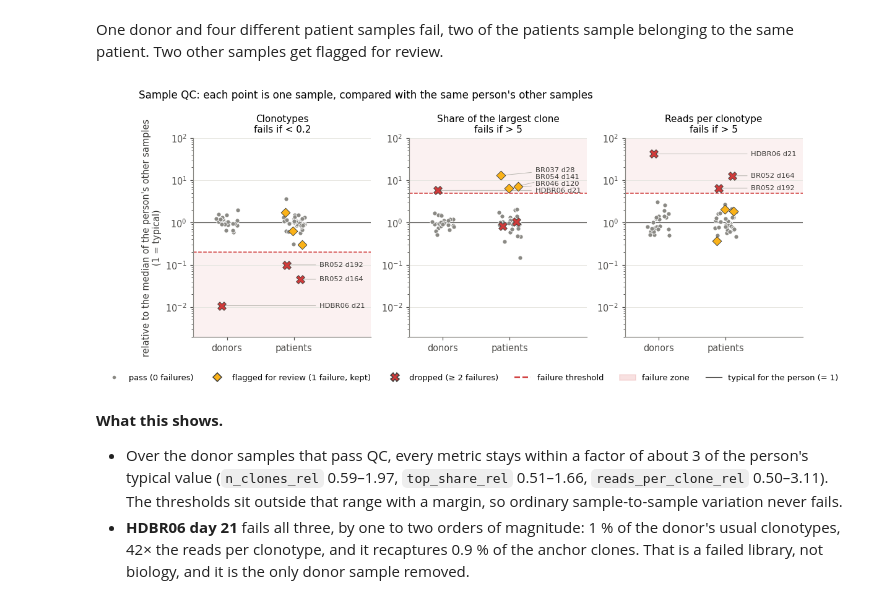
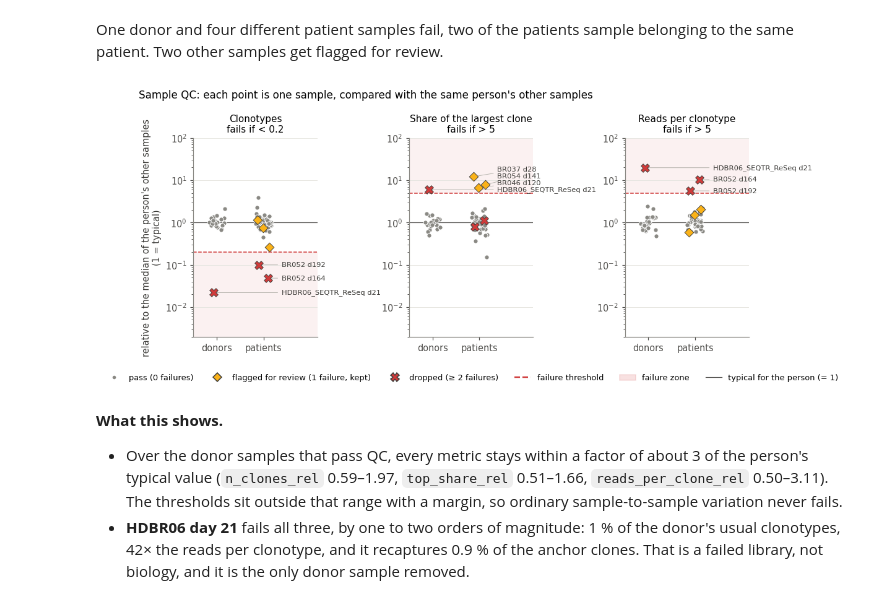
Before and after one commit to leogabcz/VHIO-colab, a Jupyter notebook: notebooks/Notebook_1_EDA.ipynb, the cells around one changed output. Saved outputs shown, nothing was run; the diff lists cells and outputs as text; code cells hidden in the pictures.

```diff
--- a/notebooks/Notebook_1_EDA.ipynb
+++ b/notebooks/Notebook_1_EDA.ipynb
@@ -308,39 +271,0 @@ $$ n(f)\sim f^{-\alpha}$$
-# %%
-# Clone-size distribution as a density: power law n(f) ∝ f^(-alpha)
-from scipy.optimize import minimize_scalar
-
-FMIN, FMAX = 1e-5, 1e-3                      # fit range: above the noisy near-cutoff zone
-edges = 10 ** np.arange(-6, 0.01, 0.2)       # logarithmic bins
-mid, width = np.sqrt(edges[:-1] * edges[1:]), np.diff(edges)
-
-def powerlaw_alpha(x, fmin, fmax):
-    """MLE of alpha for a continuous power law restricted to [fmin, fmax]."""
-    lx = np.log(x).sum()
-    def nll(a):
-        logZ = np.log((fmax ** (1 - a) - fmin ** (1 - a)) / (1 - a))
-        return a * lx + len(x) * logZ
-    return minimize_scalar(nll, bounds=(1.01, 5), method='bounded').x
-
-rows = []
-fig, ax = plt.subplots(figsize=(6.4, 4))
-for p in DONORS:
-    s = f[f['patient'] == p]
-    n_samples = s['day'].nunique()
-    x = s['freq'].to_numpy()
-    n, _ = np.histogram(x, edges)
-    ok = n >= 5
-    ax.plot(mid[ok], n[ok] / (width[ok] * n_samples), 'o', ms=3.5, color=COLOR[p],
-            label=short(p))
-    xf = x[(x >= FMIN) & (x <= FMAX)]
-    a = powerlaw_alpha(xf, FMIN, FMAX)
-    C = len(xf) / n_samples / ((FMAX ** (1 - a) - FMIN ** (1 - a)) / (1 - a))
-    xx = np.logspace(np.log10(FMIN), np.log10(FMAX), 20)
-    ax.plot(xx, C * xx ** (-a), color=COLOR[p], lw=1)
-    rows.append({'donor': short(p), 'clones in fit range': len(xf), 'alpha': round(a, 2)})
-ax.axvspan(FMIN, FMAX, color=GREY, alpha=0.08, lw=0)
-ax.set(xscale='log', yscale='log', xlabel='clone frequency f',
-       ylabel='clonotypes per unit frequency, per sample',
-       title='Clone-size distribution: power law $n(f) \\propto f^{-\\alpha}$ (shaded: fit range)')
-ax.legend(fontsize=7.5)
-fig.tight_layout()
-display(pd.DataFrame(rows))
@@ -375,8 +289,8 @@ Anchor clones: detected in **all** the person's other samples with mean frequenc
 A sample is **dropped if it fails at least two** criteria; a single failure is flagged
 for review but kept.
 # %%
-qc_d = sample_qc(healthy_raw)
-qc_p = sample_qc(patients_raw)
+qc_d = sample_qc(healthy_df)
+qc_p = sample_qc(patient_df)
 qc = pd.concat([qc_d.assign(cohort='donor'), qc_p.assign(cohort='patient')], ignore_index=True)
 metrics = {'n_clones_rel': ('< 0.2', 0.2), 'top_share_rel': ('> 5', 5),
            'reads_per_clone_rel': ('> 5', 5)}
@@ -419,7 +333,7 @@ STATUS = {  # marker, colour, size, label
     'review':  ('D', '#fab219', 46, 'flagged for review (1 failure, kept)'),
     'dropped': ('X', '#d03b3b', 80, 'dropped (≥ 2 failures)')}
 qc['status'] = np.select([qc['drop'], qc['n_fails'] == 1], ['dropped', 'review'], 'pass')
-qc['label'] = [f"{short(p)} d{d}" for p, d in zip(qc['patient'], qc['day'])]
+qc['label'] = [f"{p} d{d}" for p, d in zip(qc['patient'], qc['day'])]
 rs = np.random.default_rng(1)
 qc['x'] = (qc['cohort'] == 'patient').astype(float) + rs.uniform(-0.17, 0.17, len(qc))
 YLIM = (2e-3, 100)
@@ -436,34 +350,34 @@ for ax, (m, (rule, thr)) in zip(axes, metrics.items()):
     for st, (mk, col, sz, _) in STATUS.items():
         s = qc[qc['status'] == st]
         ax.scatter(s['x'], s[m].clip(*YLIM), marker=mk, s=sz, color=col,
                    edgecolor='white' if st == 'pass' else '#3d3c39', linewidth=0.6,
                    zorder=3 if st == 'pass' else 4)
     # name the samples that fail THIS criterion (labels kept apart, with leader lines)
     fails = qc[(qc[m] < thr) if low_fails else (qc[m] > thr)].sort_values(m)
     ly = np.log10(fails[m].clip(*YLIM).to_numpy())
     for i in range(1, len(ly)):                      # keep labels >= 0.16 decades apart
         ly[i] = max(ly[i], ly[i - 1] + 0.16)
     for (_, r), y in zip(fails.iterrows(), ly):
         ax.annotate(r['label'], xy=(r['x'], np.clip(r[m], *YLIM)), xytext=(1.38, 10 ** y),
                     textcoords='data', va='center', fontsize=7.5, color='#3d3c39',
                     arrowprops=dict(arrowstyle='-', color='#b5b4ad', lw=0.6))
     ax.set(yscale='log', ylim=YLIM, xlim=(-0.5, 2.15), xticks=[0, 1],
            xticklabels=['donors', 'patients'], title=f'{TITLES[m]}\nfails if {rule}')
     ax.grid(axis='x', visible=False)
 axes[0].set_ylabel("relative to the median of the person's other samples\n(1 = typical)")
 handles = [plt.Line2D([], [], marker=mk, ls='', color=col, markersize=np.sqrt(sz),
                       markeredgecolor='white' if st == 'pass' else '#3d3c39', label=lab)
            for st, (mk, col, sz, lab) in STATUS.items()]
 handles += [plt.Line2D([], [], color='#d03b3b', ls='--', label='failure threshold'),
             plt.Rectangle((0, 0), 1, 1, color='#d03b3b', alpha=0.15, label='failure zone'),
             plt.Line2D([], [], color='#52514e', lw=0.8, label='typical for the person (= 1)')]
 fig.legend(handles=handles, loc='lower center', ncol=6, fontsize=8.5, frameon=False,
            bbox_to_anchor=(0.5, -0.02))
 fig.suptitle("Sample QC: each point is one sample, compared with the same person's other samples",
              x=0.01, ha='left', fontsize=11)
 fig.tight_layout(rect=(0, 0.07, 1, 1))
 # %% [output]
-[figure, old version]
+[figure, new version]
 # %% [markdown]
 **What this shows.**
 
```
Also changed, not shown: parts of 31 cells of this notebook, 13 other files.
